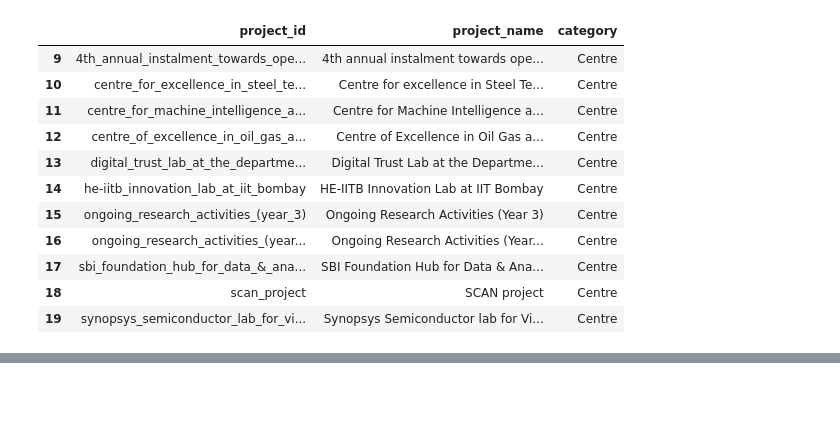
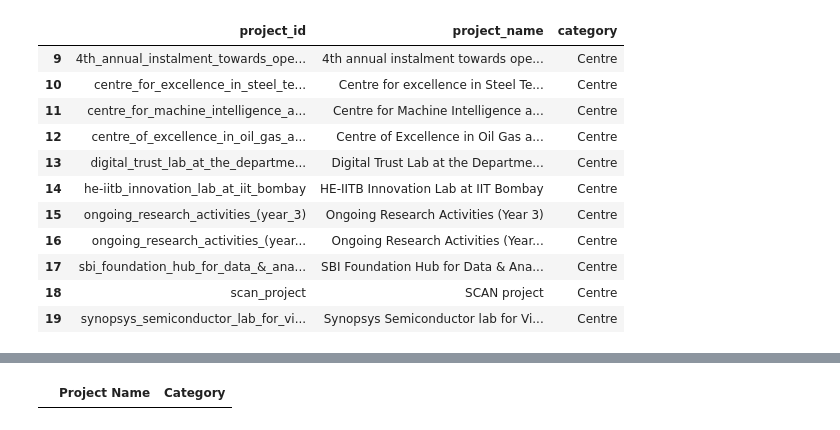
Before and after one commit to khamsakamal48/Funds-receivable-in-ERP, a Jupyter notebook: Working Analysis.ipynb, the cells around one changed output, grey strips where cells are left out. Saved outputs shown, nothing was run; the diff lists cells and outputs as text; code cells hidden in the pictures; blank space fills up the shorter version.

```diff
--- a/Working Analysis.ipynb
+++ b/Working Analysis.ipynb
@@ -302,3 +322,31 @@ project_directory
 223 rows × 3 columns
 # %%
-project_directory.to_csv()
+from dotenv import load_dotenv
+import os
+from sqlalchemy import create_engine
+load_dotenv()
+from urllib.parse import quote_plus         # for URL encoding
+
+# Fetch environment variables
+db_address = os.getenv('DB_ADDRESS')
+db_port = os.getenv('DB_PORT')
+db_username = os.getenv('DB_USERNAME')
+db_password = quote_plus(os.getenv('DB_PASSWORD'))
+db_name = os.getenv('DB')
+
+db_conn = create_engine(f'postgresql://{db_username}:{db_password}@{db_address}:{db_port}/{db_name}')
+# %%
+project_directory_old = pd.read_sql(
+    '''
+    SELECT
+        project_name AS "Project Name",
+        category AS "Category"
+    FROM
+        erp_data.funds_received.project_directory
+    ''',
+    con=db_conn
+)
+# %%
+project_directory_old
+# %% [output]
+|  | Project Name | Category |
```
Also changed, not shown: parts of 11 cells of this notebook, 2 other files.
